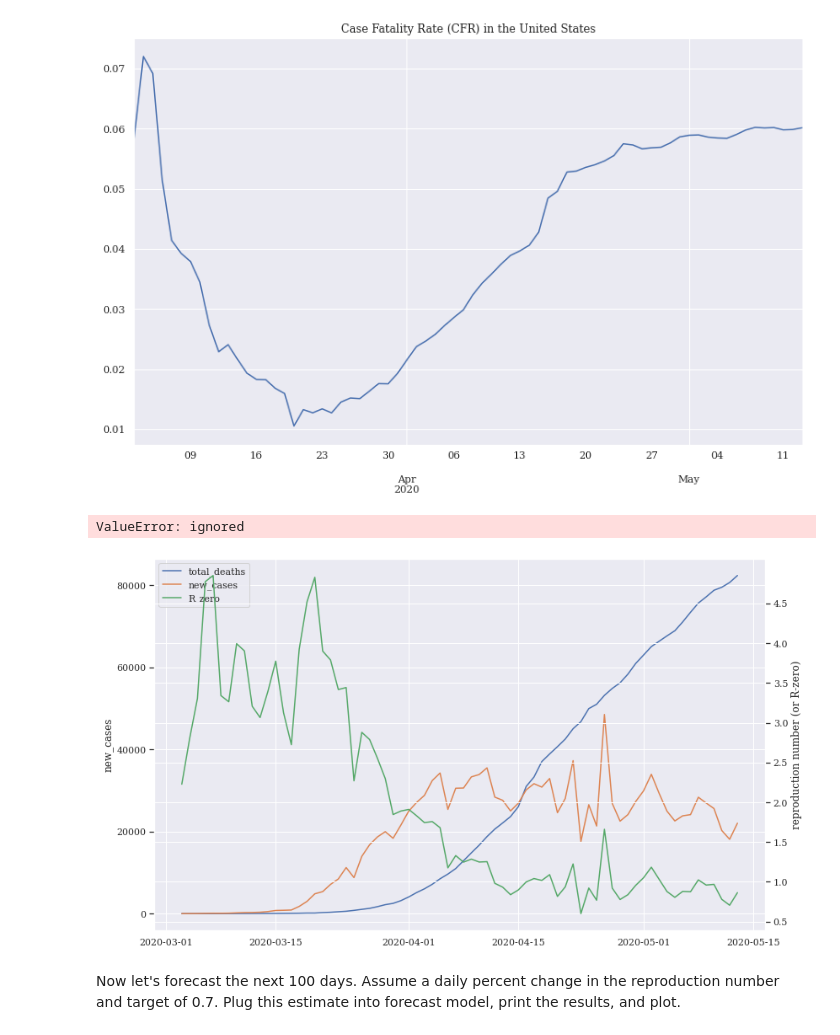
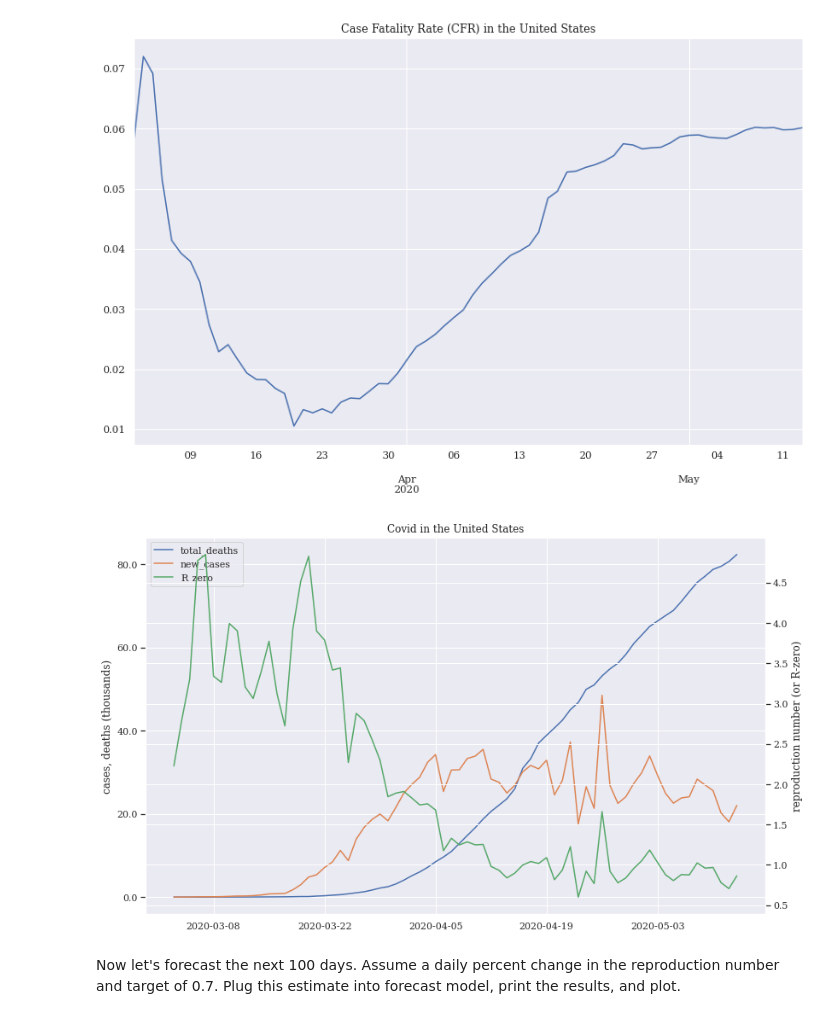
Before and after one commit to tedteske/Covid-19-Model, a Jupyter notebook: covid.ipynb, the cells around one changed output. Saved outputs shown, nothing was run; the diff lists cells and outputs as text; code cells hidden in the pictures.

```diff
--- a/covid.ipynb
+++ b/covid.ipynb
@@ -548,10 +548,9 @@ plt.show()
 [figure]
 # %%
 plot_cdr(US_Cov[US_Cov['source']=='actual'],
-         'Covid in the United States','W2')
+         'Covid in the United States','2W')
 # %% [output]
-ValueError: ignored
-[figure, old version]
+[figure, new version]
 # %% [markdown]
 Now let's forecast the next 100 days. Assume a daily percent change in the reproduction number and target of 0.7. Plug this estimate into forecast model, print the results, and plot.
 # %%
```
